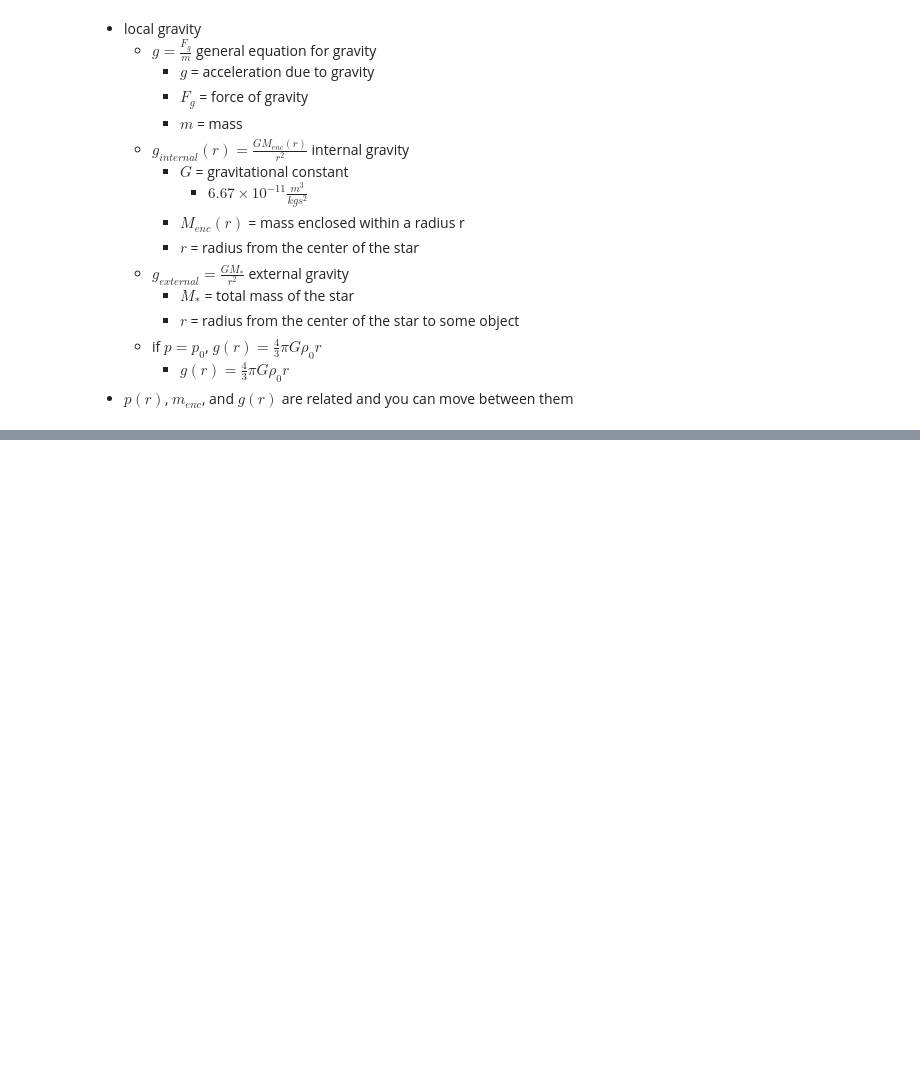
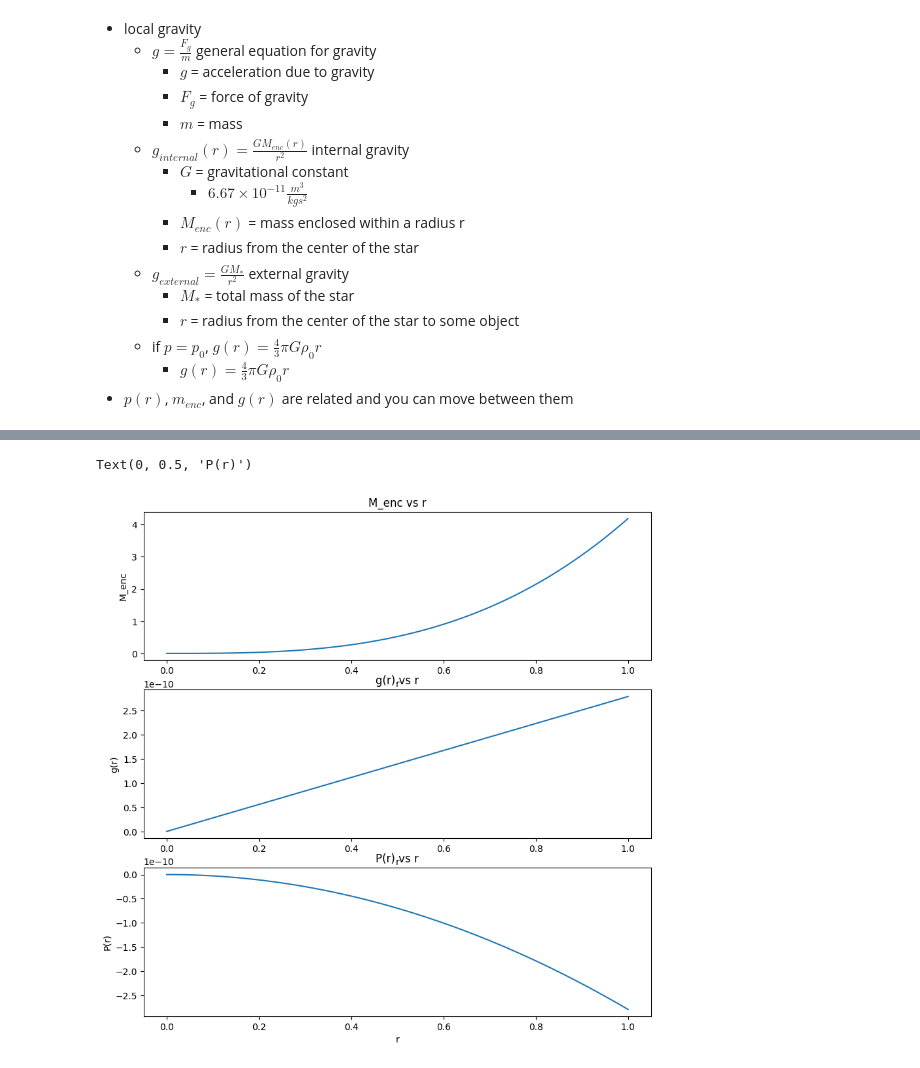
Before and after one commit to richardmoser/School-Jupyters, a Jupyter notebook: 691 Astrophysics pt 2.ipynb, the cells around one changed output, grey strips where cells are left out. Cells and saved outputs as stored; diff of their text form; code cells hidden in the pictures; blank space fills up the shorter version.

```diff
--- a/691 Astrophysics pt 2.ipynb
+++ b/691 Astrophysics pt 2.ipynb
@@ -97,0 +116,52 @@ ValueError: x and y must have same first dimension, but have shapes (100,) and (
+# %%
+# plot M_enc vs r out to 1.5 * R_star, g(r) vs r, and P(r) vs r on separate plots
+import numpy as np
+import matplotlib.pyplot as plt
+
+R_star = 1
+r = np.linspace(0, R_star, 100)
+rho = 1
+g = 1
+P = 1
+
+def m_enc(r, R_star, rho):
+    if r < R_star:
+        return 4/3 * np.pi * rho * r**3
+    else:
+        return 4/3 * np.pi * rho * R_star**3
+
+def gravity(r, R_star, rho):
+    if r < R_star:
+        return 4/3 * np.pi * 6.67e-11 * rho * r
+    else:
+        return 4/3 * np.pi * 6.67e-11 * rho * R_star
+
+def pressure(r, R_star, rho):
+    if r < R_star:
+        return -4/3 * np.pi * 6.67e-11 * rho * r**2
+    else:
+        return -4/3 * np.pi * 6.67e-11 * rho * R_star**2
+
+m_enc = np.vectorize(m_enc)
+gravity = np.vectorize(gravity)
+pressure = np.vectorize(pressure)
+
+max_limit = 1.5 * R_star
+
+fig, axs = plt.subplots(3, 1, figsize=(10, 10))
+axs[0].plot(r, m_enc(r, R_star, rho))
+axs[0].set_title("M_enc vs r")
+axs[0].set_xlabel("r")
+axs[0].set_ylabel("M_enc")
+axs[1].plot(r, gravity(r, R_star, rho))
+axs[1].set_title("g(r) vs r")
+axs[1].set_xlabel("r")
+axs[1].set_ylabel("g(r)")
+
+axs[2].plot(r, pressure(r, R_star, rho))
+axs[2].set_title("P(r) vs r")
+axs[2].set_xlabel("r")
+axs[2].set_ylabel("P(r)")
+# %% [output]
+Text(0, 0.5, 'P(r)')
+[figure, added]
```
Also changed, not shown: parts of 5 cells of this notebook, 10 other files.
